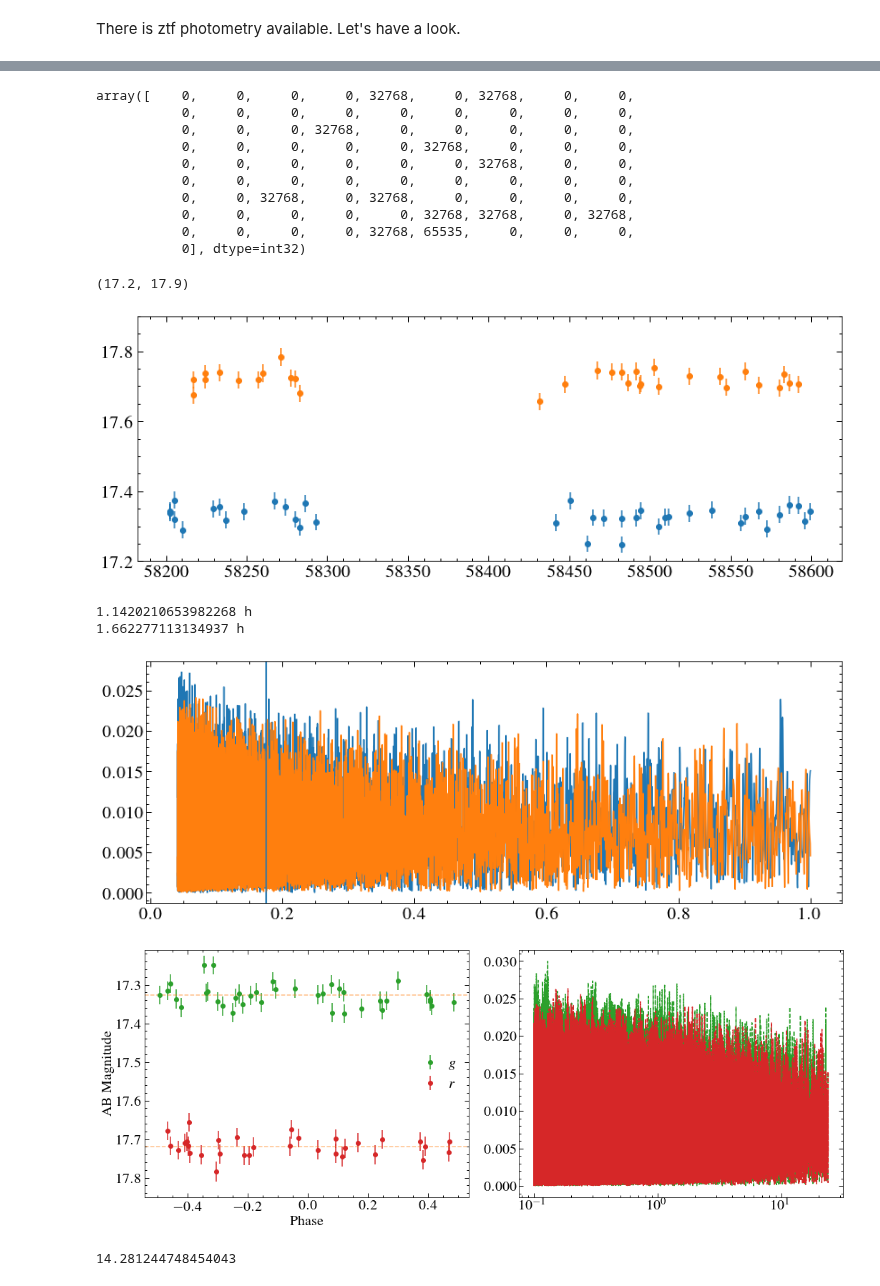
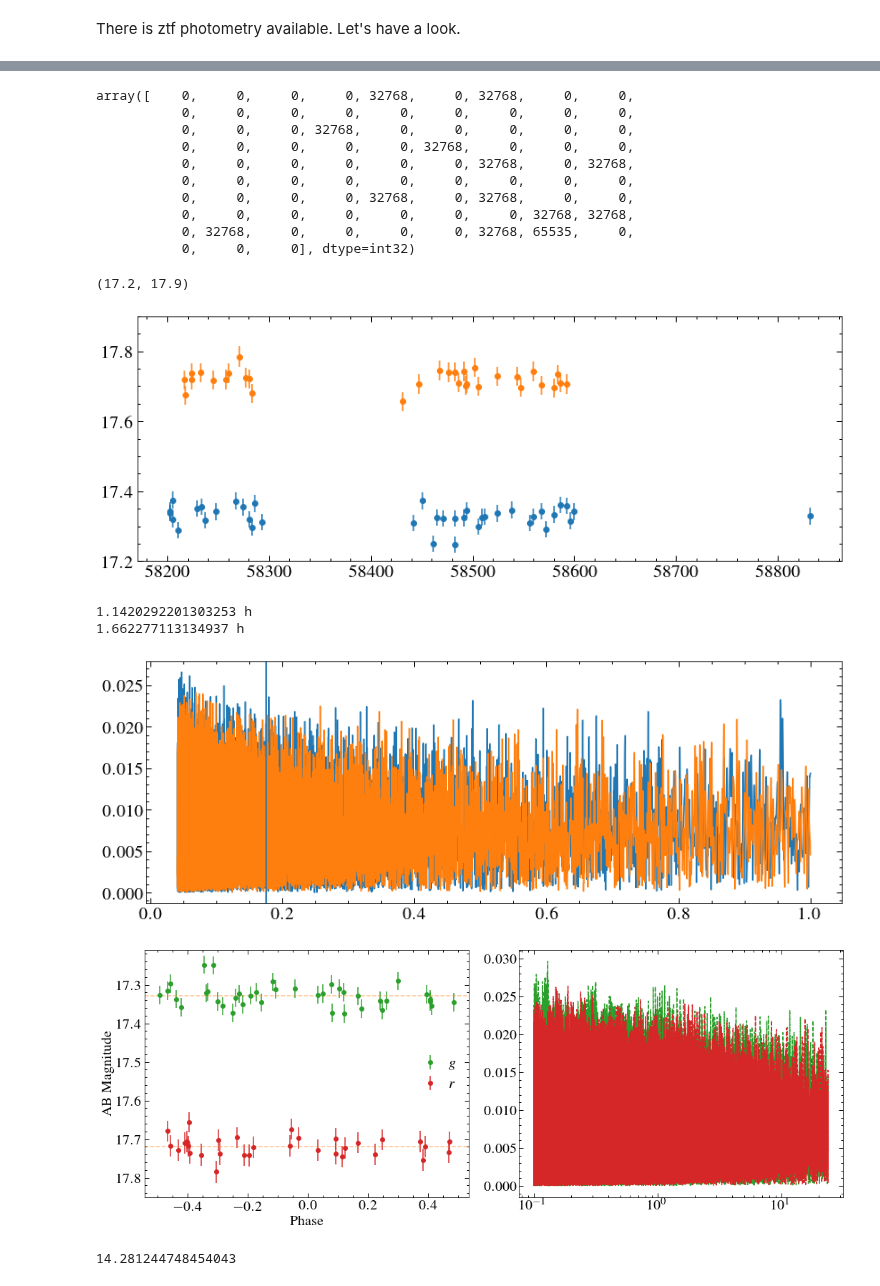
Before and after one commit to davidjwilson/wd-bd, a Jupyter notebook: 1144_ztf.ipynb, the cells around one changed output, grey strips where cells are left out. Cells and saved outputs as stored; diff of their text form; code cells hidden in the pictures.

```diff
--- a/1144_ztf.ipynb
+++ b/1144_ztf.ipynb
@@ -20,7 +20,7 @@ from matplotlib import rcParams
 rcParams["figure.figsize"] = (14, 5)
 rcParams["font.size"] = 20
 # %%
-hdul = fits.open('ztf/ztflc1.fits')
+hdul = fits.open('ztf/ztflc3.fits')
 # %%
 hdul[1].data.names
 # %% [output]
@@ -52,12 +52,12 @@ array([    0,     0,     0,     0, 32768,     0, 32768,     0,     0,
            0,     0,     0,     0,     0,     0,     0,     0,     0,
            0,     0,     0, 32768,     0,     0,     0,     0,     0,
            0,     0,     0,     0,     0, 32768,     0,     0,     0,
-           0,     0,     0,     0,     0,     0, 32768,     0,     0,
+           0,     0,     0,     0,     0,     0, 32768,     0, 32768,
            0,     0,     0,     0,     0,     0,     0,     0,     0,
-           0,     0, 32768,     0, 32768,     0,     0,     0,     0,
-           0,     0,     0,     0,     0, 32768, 32768,     0, 32768,
-           0,     0,     0,     0, 32768, 65535,     0,     0,     0,
-           0], dtype=int32)
+           0,     0,     0,     0, 32768,     0, 32768,     0,     0,
+           0,     0,     0,     0,     0,     0,     0, 32768, 32768,
+           0, 32768,     0,     0,     0,     0, 32768, 65535,     0,
+           0,     0,     0], dtype=int32)
 # %%
 dataq = data[data['catflags'] ==0]
 gdata = dataq[dataq['filtercode'] == 'zg']
@@ -68,7 +68,7 @@ plt.errorbar(rdata['mjd'], rdata['mag'], yerr=rdata['magerr'], marker='o', ls='n
 plt.ylim(17.2, 17.9)
 # %% [output]
 (17.2, 17.9)
-[figure, old version]
+[figure, new version]
 # %%
 period = 4.23*u.h
 # %%
@@ -80,40 +80,42 @@ for band in [gdata, rdata]:
     print(pg.period_at_max_power.to(u.h))
     plt.axvline(4.23/24)
 # %% [output]
-1.1420210653982268 h
+1.1420292201303253 h
 1.662277113134937 h
-[figure, old version]
+[figure, new version]
 # %%
 plt.figure(figsize=(15,6))
 bands = ['$g$', '$r$']
 cols = ['C2', 'C3']
 for i, bandat in enumerate([gdata, rdata]):
     plt.subplot(121)
     lc = lk.LightCurve(time= bandat['mjd']*u.d, flux=bandat['mag'], flux_err=bandat['magerr'])
     lcfold = lc.fold(period)
     if i == 0:
+        glc = lc
         glcf = lcfold
     if i == 1:
+        rlc = lc
         rlcf = lcfold
     plt.errorbar(lcfold.time, lcfold.flux, yerr=lcfold.flux_err, marker='o', ls='none', label= bands[i], color=cols[i])
     plt.axhline(np.median(lc.flux), ls='--', c='C1', alpha=0.5)
     plt.subplot(122)
     pg = lc.to_periodogram(oversample_factor=10,minimum_period=0.1*u.h, maximum_period=1*u.day)
     plt.plot(pg.period*24, pg.power, ls='--', c=cols[i])
 
 plt.subplot(121)
 plt.ylim(17.85, 17.21)
 plt.xlabel('Phase')
 plt.ylabel('AB Magnitude')
 plt.legend()
 plt.subplot(122)
 plt.xscale('log')
 #plt.yscale('log')
 #[plt.axvline(line, ls='--') for line in [-0.03, 0.03]]
 plt.tight_layout()
 #plt.savefig('plots/ztf_folded.pdf')
 # %% [output]
-[figure, old version]
+[figure, new version]
 # %%
 #ecclipse duration
 P = period
```
Also changed, not shown: parts of 3 cells of this notebook, 2 other files.
